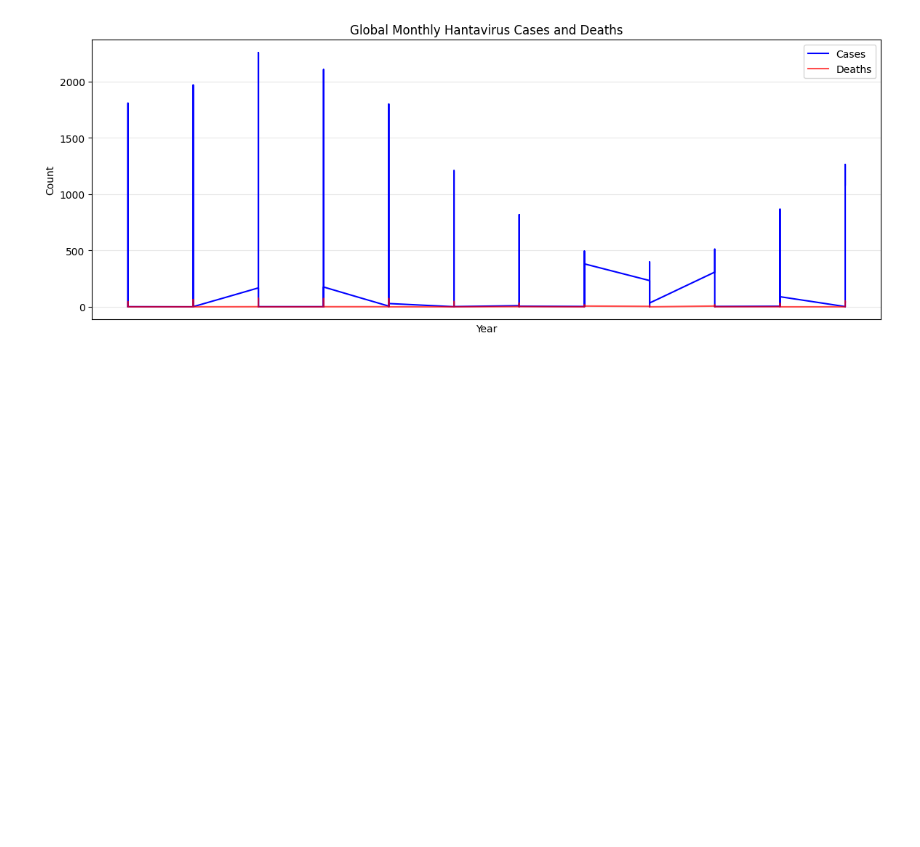
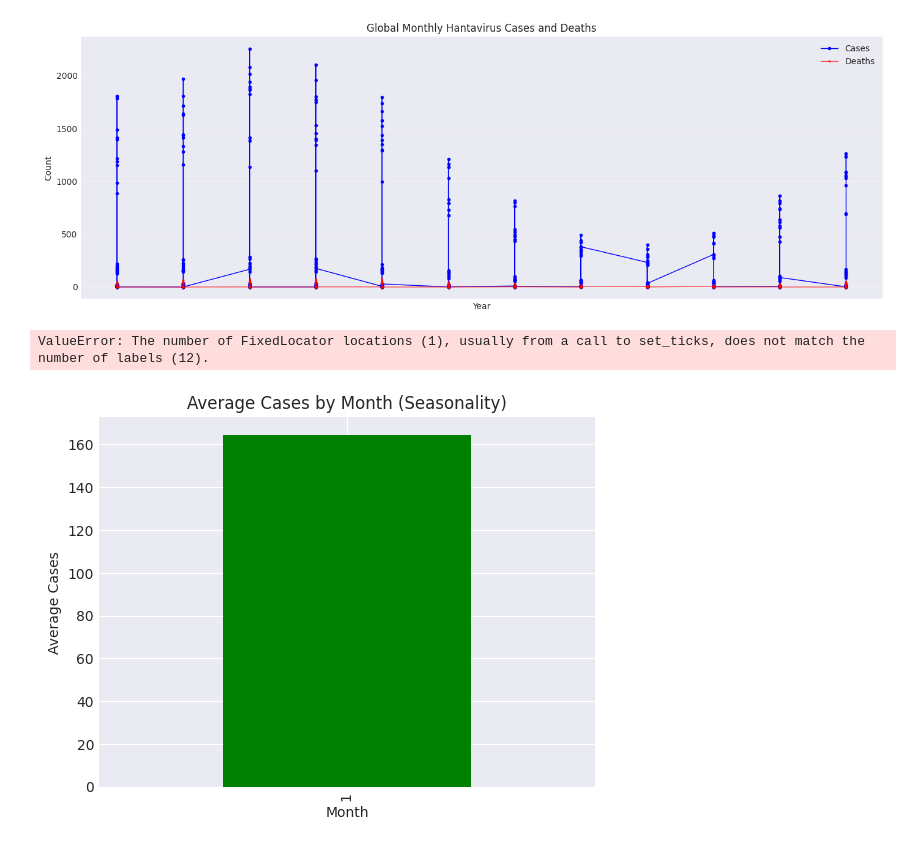
Before and after one commit to Samstatix/hantavirus-outbreak-analysis, a Jupyter notebook: notebooks/data_overview.ipynb, the cells around one changed output. Cells and saved outputs as stored; diff of their text form; code cells hidden in the pictures; blank space fills up the shorter version.

```diff
--- a/notebooks/data_overview.ipynb
+++ b/notebooks/data_overview.ipynb
@@ -69,0 +1,20 @@ Duplicate rows: 0
+# %%
+import pandas as pd
+import numpy as np
+import matplotlib.pyplot as plt
+import seaborn as sns
+import os
+import glob
+import warnings
+warnings.filterwarnings('ignore')
+
+# Set working directory to repo root
+os.chdir('/workspaces/hantavirus-outbreak-analysis')
+print("Working directory:", os.getcwd())
+
+# Create visualizations folder if it doesn't exist
+os.makedirs('visualizations', exist_ok=True)
+
+# Set plotting style
+plt.style.use('seaborn-v0_8-darkgrid')
+sns.set_palette("Set2")
@@ -265,17 +176,33 @@ Correlation: -0.33
 # %%
-monthly = pd.read_csv('data/hantavirus_monthly_trends.csv')
+# Convert month to datetime
 monthly['month'] = pd.to_datetime(monthly['month'])
 monthly = monthly.sort_values('month')
 
-plt.figure(figsize=(14,5))
-plt.plot(monthly['month'], monthly['cases'], label='Cases', color='blue')
-plt.plot(monthly['month'], monthly['deaths'], label='Deaths', color='red', alpha=0.7)
-plt.xlabel('Year')
-plt.ylabel('Count')
-plt.title('Global Monthly Hantavirus Cases and Deaths')
-plt.legend()
-plt.grid(True, alpha=0.3)
+fig, ax = plt.subplots(figsize=(14,5))
+ax.plot(monthly['month'], monthly['cases'], marker='o', linestyle='-', linewidth=1, markersize=3, label='Cases', color='blue')
+ax.plot(monthly['month'], monthly['deaths'], marker='s', linestyle='-', linewidth=1, markersize=2, label='Deaths', color='red', alpha=0.7)
+ax.set_xlabel('Year')
+ax.set_ylabel('Count')
+ax.set_title('Global Monthly Hantavirus Cases and Deaths')
+ax.legend()
+ax.grid(True, alpha=0.3)
+plt.tight_layout()
 plt.savefig('visualizations/monthly_trends_global.png', dpi=300)
 plt.show()
+
+# Check seasonality: average cases by month
+monthly['month_num'] = monthly['month'].dt.month
+monthly_avg = monthly.groupby('month_num')['cases'].mean()
+fig, ax = plt.subplots()
+monthly_avg.plot(kind='bar', ax=ax, color='green')
+ax.set_title('Average Cases by Month (Seasonality)')
+ax.set_xlabel('Month')
+ax.set_ylabel('Average Cases')
+ax.set_xticklabels(['Jan','Feb','Mar','Apr','May','Jun','Jul','Aug','Sep','Oct','Nov','Dec'], rotation=45)
+plt.tight_layout()
+plt.savefig('visualizations/seasonality.png', dpi=300)
+plt.show()
 # %% [output]
-[figure, old version]
+[figure, new version]
+ValueError: The number of FixedLocator locations (1), usually from a call to set_ticks, does not match the number of labels (12).
+[figure, added]
```
Also changed, not shown: parts of 19 cells of this notebook, 5 other files.
